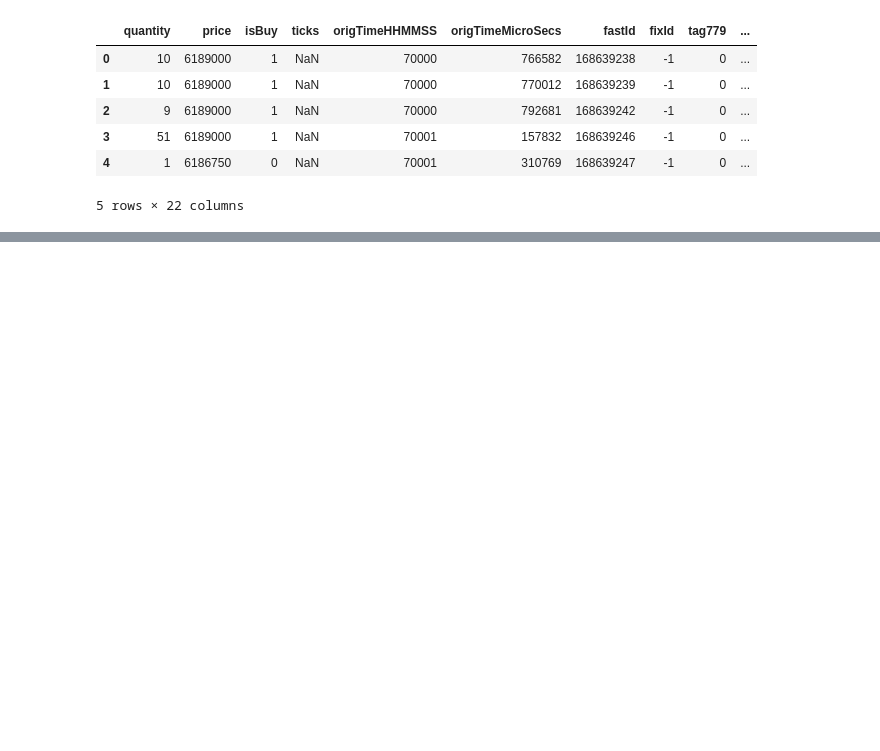
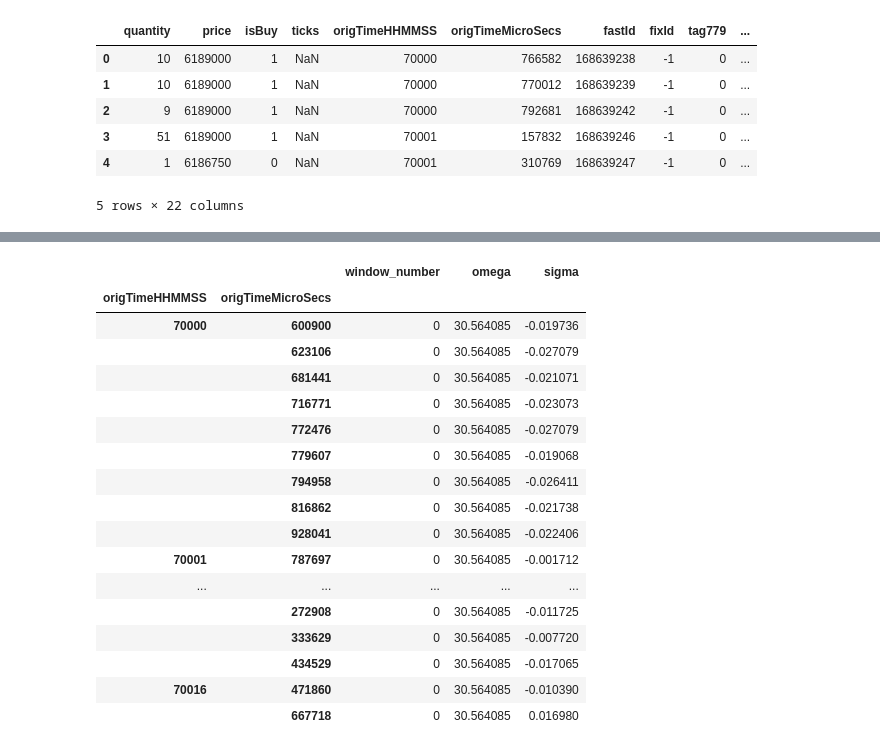
Before and after one commit to alisa-ludezh/ws_finance, a Jupyter notebook: RESTway.ipynb, the cells around one changed output, grey strips where cells are left out. Drawn from its saved outputs; the diff is of its cells as text; code cells hidden in the pictures; blank space fills up the shorter version.

```diff
--- a/RESTway.ipynb
+++ b/RESTway.ipynb
@@ -30,0 +25,21 @@ table2.head()
+# %%
+answer_TOM.head(50)
+# %% [output]
+|  |  | window_number | omega | sigma |
+| origTimeHHMMSS | origTimeMicroSecs |  |  |  |
+| 70000 | 600900 | 0 | 30.564085 | -0.019736 |
+|  | 623106 | 0 | 30.564085 | -0.027079 |
+|  | 681441 | 0 | 30.564085 | -0.021071 |
+|  | 716771 | 0 | 30.564085 | -0.023073 |
+|  | 772476 | 0 | 30.564085 | -0.027079 |
+|  | 779607 | 0 | 30.564085 | -0.019068 |
+|  | 794958 | 0 | 30.564085 | -0.026411 |
+|  | 816862 | 0 | 30.564085 | -0.021738 |
+|  | 928041 | 0 | 30.564085 | -0.022406 |
+| 70001 | 787697 | 0 | 30.564085 | -0.001712 |
+| ... | ... | ... | ... | ... |
+|  | 272908 | 0 | 30.564085 | -0.011725 |
+|  | 333629 | 0 | 30.564085 | -0.007720 |
+|  | 434529 | 0 | 30.564085 | -0.017065 |
+| 70016 | 471860 | 0 | 30.564085 | -0.010390 |
+|  | 667718 | 0 | 30.564085 | 0.016980 |
```
Also changed, not shown: parts of 17 cells of this notebook.
